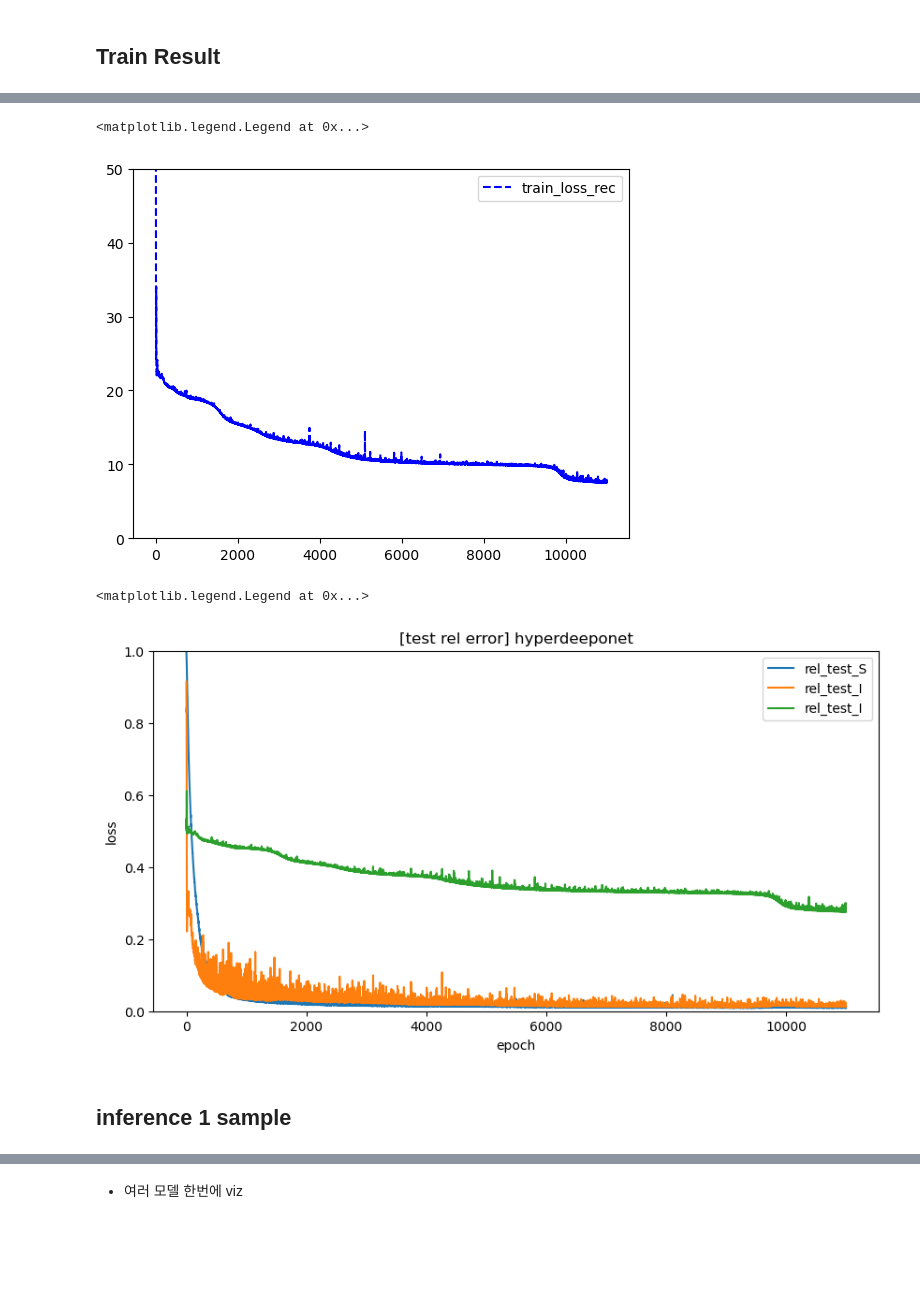
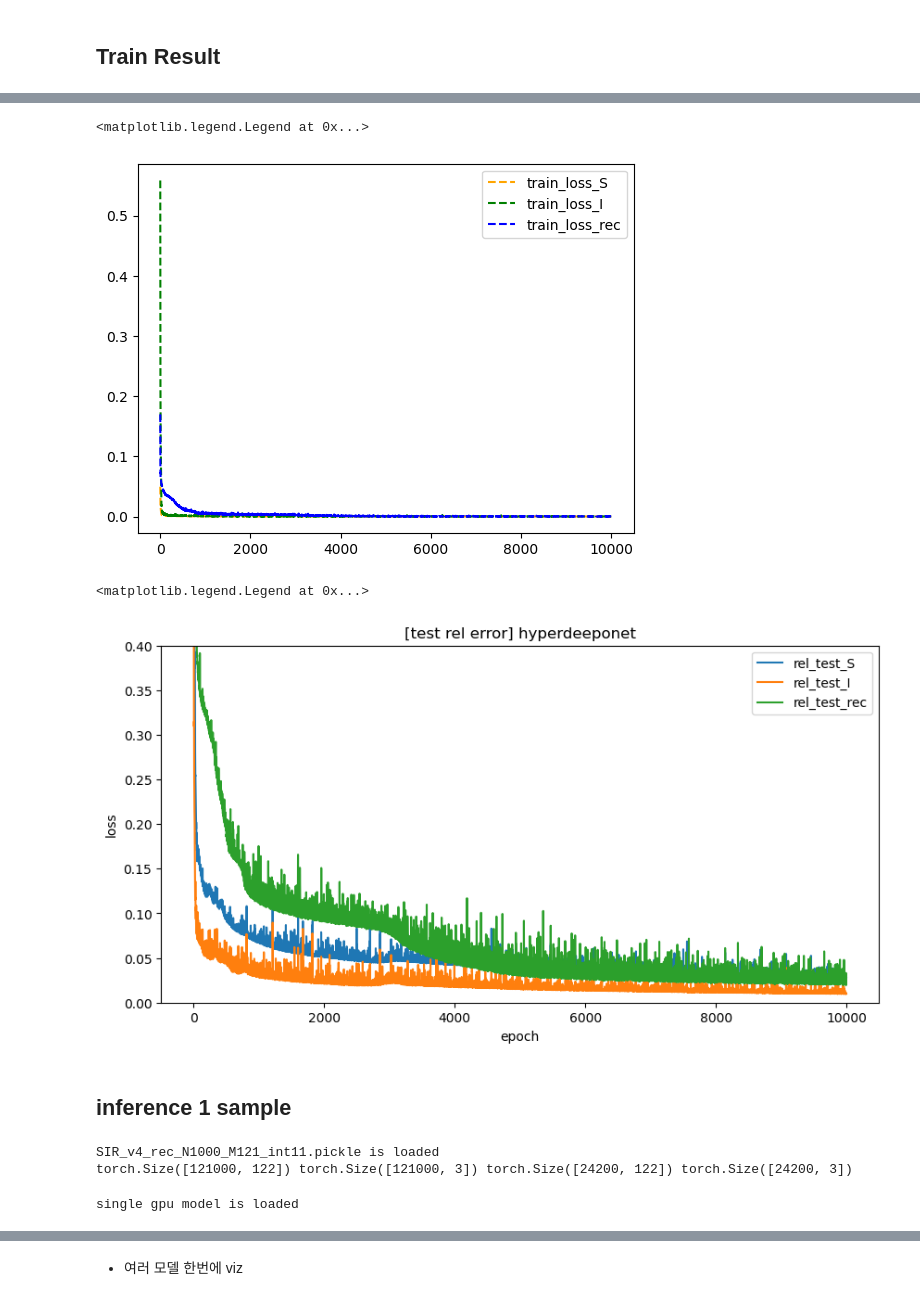
Before and after one commit to paststar/optimal_control, a Jupyter notebook: phase 1 result.ipynb, the cells around one changed output, grey strips where cells are left out. Drawn from its saved outputs; the diff is of its cells as text; code cells hidden in the pictures; blank space fills up the shorter version.

```diff
--- a/phase 1 result.ipynb
+++ b/phase 1 result.ipynb
@@ -50,8 +50,9 @@ def select_model(model_name):
 #name = 'SIRv2_121_hyperdeeponet_mse_rec'
 
 #name = 'SIRv3_int_11_DeepONet_rec'
-name = 'SIRv3_int_11_hyperdeepoent_rec'
-#name = 'identity_test_31'
+#name = 'SIRv3_int_11_hyperdeepoent_rec'
+
+name = 'SIRv4_int_11_hyperdeepoent_rec'
 # %%
 path=os.path.join('results',name)
 args=torch.load(os.path.join(path,'args.bin'))
@@ -109,27 +108,26 @@ plt.ylim(0,1)
 # %%
-#plt.plot(X, loss_dict['train_loss_S'], '--',color='orange', label='train_loss_S')
-#plt.plot(X, np.array(loss_dict['train_loss_I'])*100, '--',color='green',label='train_loss_I')
-plt.plot(X, np.array(loss_dict['train_loss_rec'])*300, '--',color='blue',label='train_loss_rec')
-plt.ylim(0,50)
+plt.plot(X, loss_dict['train_loss_S'], '--',color='orange', label='train_loss_S')
+plt.plot(X, np.array(loss_dict['train_loss_I']), '--',color='green',label='train_loss_I')
+plt.plot(X, np.array(loss_dict['train_loss_rec']), '--',color='blue',label='train_loss_rec')
 plt.legend()
 # %% [output]
 <matplotlib.legend.Legend at 0x...>
-[figure, old version]
+[figure, new version]
 # %%
 X = range(len(loss_dict['train_loss']))
 plt.figure(figsize=(10,5))
 plt.subplot(1, 1, 1)
 plt.plot(X, loss_dict['rel_test_S'], label='rel_test_S')
 plt.plot(X, loss_dict['rel_test_I'], label='rel_test_I')
-plt.plot(X, loss_dict['rel_test_rec'], label='rel_test_I')
-plt.ylim(0,1)
+plt.plot(X, loss_dict['rel_test_rec'], label='rel_test_rec')
+plt.ylim(0,0.4)
 plt.xlabel('epoch')
 plt.ylabel('loss')
 plt.title("[test rel error] "+model_name)
 plt.legend()
 # %% [output]
 <matplotlib.legend.Legend at 0x...>
-[figure, old version]
+[figure, new version]
 # %% [markdown]
 ## inference 1 sample
 # %%
@@ -143,6 +141,16 @@ with open(os.path.join("data_generation",data_name),"rb") as fr:
     load_data= pickle.load(fr)
     print(data_name, 'is loaded')
 print(load_data['train_X'].shape,load_data['train_Y'].shape,load_data['test_X'].shape,load_data['test_Y'].shape)
+
+if 'T' not in load_data:
+    load_data['T'] = 1
+if 'S0' not in load_data:
+    load_data['S0'] = 1
+if 'I0' not in load_data:
+    load_data['I0'] = 1
+# %% [output]
+SIR_v4_rec_N1000_M121_int11.pickle is loaded
+torch.Size([121000, 122]) torch.Size([121000, 3]) torch.Size([24200, 122]) torch.Size([24200, 3])
 # %%
 def load_model(model, state_dict):
     if args.multgpu:
@@ -171,6 +179,8 @@ model=select_model(args.model)(
                 args.d_out
             ).cuda()
 model = load_model(model, state_dict)
+# %% [output]
+single gpu model is loaded
 # %%
 from scipy.integrate import solve_ivp
 from scipy.interpolate import interp1d
```
Also changed, not shown: parts of 10 cells of this notebook, 3 other files.
